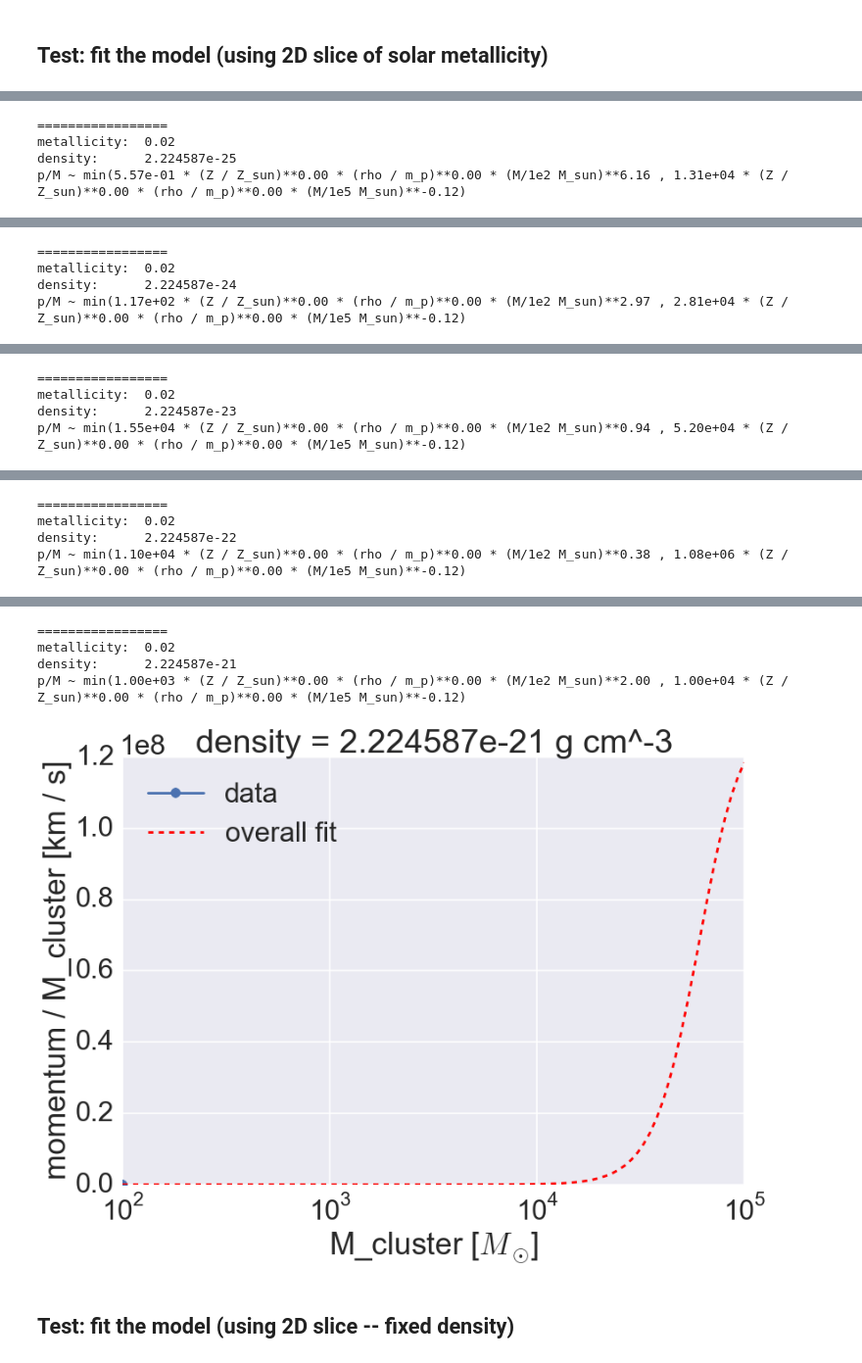
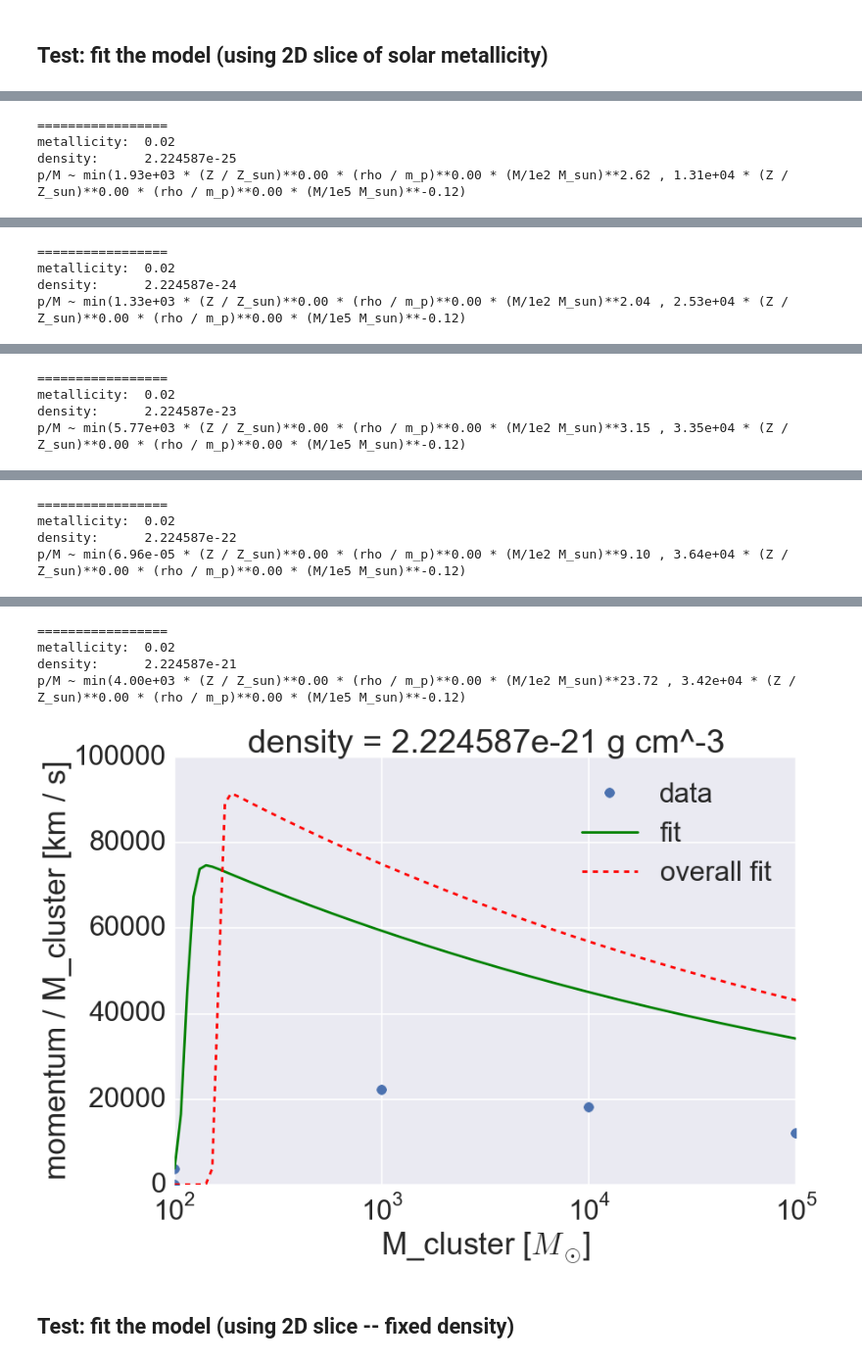
Before and after one commit to egentry/clustered_SNe, a Jupyter notebook: analysis/momentum_surface_fitting.ipynb, the cells around one changed output, grey strips where cells are left out. Shown at 98% size. Saved outputs shown, nothing was run; the diff lists cells and outputs as text; code cells hidden in the pictures.

```diff
--- a/analysis/momentum_surface_fitting.ipynb
+++ b/analysis/momentum_surface_fitting.ipynb
@@ -375,15 +358,19 @@ print("params_0: ", tmp_model.params_0)
 print("params:   ", tmp_model.params)
 
 x_fit = np.logspace(2,5, num=100)
-y_fit = tmp_model(metallicities_3D[metallicity_index, density_index, 0],
-                  densities_3D[    metallicity_index, density_index, 0],
+y_fit = tmp_model(metallicities_1D[metallicity_index],
+                  densities_1D[    density_index],
                   x_fit)
 
 with sns.plotting_context("poster", font_scale=2):
+    metallicity = metallicities_1D[metallicity_index]
+    density     = densities_1D[density_index]
+    plot_mask = np.isclose(densities, density, atol=0) & np.isclose(metallicities, metallicity, atol=0)
+    plt.plot(masses[ plot_mask],
+             momenta[plot_mask],
+             marker= "o", linestyle="",
+             label="data")
 
-    plt.plot(masses_3D[ metallicity_index, density_index],
-             momenta_3D[metallicity_index, density_index],
-             marker= "o", label="data")
     plt.plot(x_fit, y_fit,  label="fit")
 #     plt.plot(masses_3D[metallicity_index, density_index], y_init, label="Chi-by-eye")
     plt.xscale("log")
@@ -461,25 +448,28 @@ with sns.plotting_context("poster", font_scale=2):
         models.append(model_tmp)
 
         x_fit = np.logspace(2,5, num=100)
-        y_fit = model_tmp(metallicities_3D[metallicity_index, density_index_tmp, 0],
-                          densities_3D[    metallicity_index, density_index_tmp, 0],
+        y_fit = model_tmp(metallicities_1D[metallicity_index],
+                          densities_1D[    density_index_tmp],
                           x_fit)
-        y_fit_overall = model_overall(metallicities_3D[metallicity_index, density_index_tmp, 0],
-                                      densities_3D[    metallicity_index, density_index_tmp, 0],
+        y_fit_overall = model_overall(metallicities_1D[metallicity_index],
+                                      densities_1D[    density_index_tmp],
                                       x_fit)
         print()
         print("=================")
-        print("metallicity: ", metallicities_3D[metallicity_index, density_index_tmp, 0])
-        print("density:     ", densities_3D[    metallicity_index, density_index_tmp, 0])
+        print("metallicity: ", metallicities_1D[metallicity_index])
+        print("density:     ", densities_1D[    density_index_tmp])
         print(str(model_tmp))
         plt.figure()
-        plt.title("density = {0:e} g cm^-3".format(densities_3D[metallicity_index,
-                                                                density_index_tmp,
-                                                                0]))
+        plt.title("density = {0:e} g cm^-3".format(densities_1D[density_index_tmp]))
 
 
-        plt.plot(masses_3D[ metallicity_index, density_index_tmp],
-                 momenta_3D[metallicity_index, density_index_tmp], marker= "o", label="data")
+        metallicity = metallicities_1D[metallicity_index]
+        density     = densities_1D[density_index]
+        plot_mask = np.isclose(densities, density, atol=0) & np.isclose(metallicities, metallicity, atol=0)
+        plt.plot(masses[ plot_mask],
+                 momenta[plot_mask],
+                 marker= "o", linestyle="",
+                 label="data")
         if fitted:
             plt.plot(x_fit, y_fit,  label="fit", color="g")
         plt.plot(x_fit, y_fit_overall, label="overall fit", linestyle="--", color='r')
@@ -507,4 +497,4 @@ p/M ~ min(1.02e+00 * (Z / Z_sun)**0.00 * (rho / m_p)**0.00 * (M/1e2 M_sun)**29.0
 =================
 metallicity:  0.02
 density:      2.224587e-25
-p/M ~ min(5.57e-01 * (Z / Z_sun)**0.00 * (rho / m_p)**0.00 * (M/1e2 M_sun)**6.16 , 1.31e+04 * (Z / Z_sun)**0.00 * (rho / m_p)**0.00 * (M/1e5 M_sun)**-0.12)
+p/M ~ min(1.93e+03 * (Z / Z_sun)**0.00 * (rho / m_p)**0.00 * (M/1e2 M_sun)**2.62 , 1.31e+04 * (Z / Z_sun)**0.00 * (rho / m_p)**0.00 * (M/1e5 M_sun)**-0.12)
@@ -512,4 +502,4 @@ p/M ~ min(5.57e-01 * (Z / Z_sun)**0.00 * (rho / m_p)**0.00 * (M/1e2 M_sun)**6.16
 =================
 metallicity:  0.02
 density:      2.224587e-24
-p/M ~ min(1.17e+02 * (Z / Z_sun)**0.00 * (rho / m_p)**0.00 * (M/1e2 M_sun)**2.97 , 2.81e+04 * (Z / Z_sun)**0.00 * (rho / m_p)**0.00 * (M/1e5 M_sun)**-0.12)
+p/M ~ min(1.33e+03 * (Z / Z_sun)**0.00 * (rho / m_p)**0.00 * (M/1e2 M_sun)**2.04 , 2.53e+04 * (Z / Z_sun)**0.00 * (rho / m_p)**0.00 * (M/1e5 M_sun)**-0.12)
@@ -517,4 +507,4 @@ p/M ~ min(1.17e+02 * (Z / Z_sun)**0.00 * (rho / m_p)**0.00 * (M/1e2 M_sun)**2.97
 =================
 metallicity:  0.02
 density:      2.224587e-23
-p/M ~ min(1.55e+04 * (Z / Z_sun)**0.00 * (rho / m_p)**0.00 * (M/1e2 M_sun)**0.94 , 5.20e+04 * (Z / Z_sun)**0.00 * (rho / m_p)**0.00 * (M/1e5 M_sun)**-0.12)
+p/M ~ min(5.77e+03 * (Z / Z_sun)**0.00 * (rho / m_p)**0.00 * (M/1e2 M_sun)**3.15 , 3.35e+04 * (Z / Z_sun)**0.00 * (rho / m_p)**0.00 * (M/1e5 M_sun)**-0.12)
@@ -522,4 +512,4 @@ p/M ~ min(1.55e+04 * (Z / Z_sun)**0.00 * (rho / m_p)**0.00 * (M/1e2 M_sun)**0.94
 =================
 metallicity:  0.02
 density:      2.224587e-22
-p/M ~ min(1.10e+04 * (Z / Z_sun)**0.00 * (rho / m_p)**0.00 * (M/1e2 M_sun)**0.38 , 1.08e+06 * (Z / Z_sun)**0.00 * (rho / m_p)**0.00 * (M/1e5 M_sun)**-0.12)
+p/M ~ min(6.96e-05 * (Z / Z_sun)**0.00 * (rho / m_p)**0.00 * (M/1e2 M_sun)**9.10 , 3.64e+04 * (Z / Z_sun)**0.00 * (rho / m_p)**0.00 * (M/1e5 M_sun)**-0.12)
@@ -527,8 +517,8 @@ p/M ~ min(1.10e+04 * (Z / Z_sun)**0.00 * (rho / m_p)**0.00 * (M/1e2 M_sun)**0.38
 =================
 metallicity:  0.02
 density:      2.224587e-21
-p/M ~ min(1.00e+03 * (Z / Z_sun)**0.00 * (rho / m_p)**0.00 * (M/1e2 M_sun)**2.00 , 1.00e+04 * (Z / Z_sun)**0.00 * (rho / m_p)**0.00 * (M/1e5 M_sun)**-0.12)
+p/M ~ min(4.00e+03 * (Z / Z_sun)**0.00 * (rho / m_p)**0.00 * (M/1e2 M_sun)**23.72 , 3.42e+04 * (Z / Z_sun)**0.00 * (rho / m_p)**0.00 * (M/1e5 M_sun)**-0.12)
-[figure, old version]
+[figure, new version]
 # %% [markdown]
 ## Test: fit the model (using 2D slice -- fixed density)
 # %%
```
Also changed, not shown: parts of 8 cells of this notebook, 2 other files.
